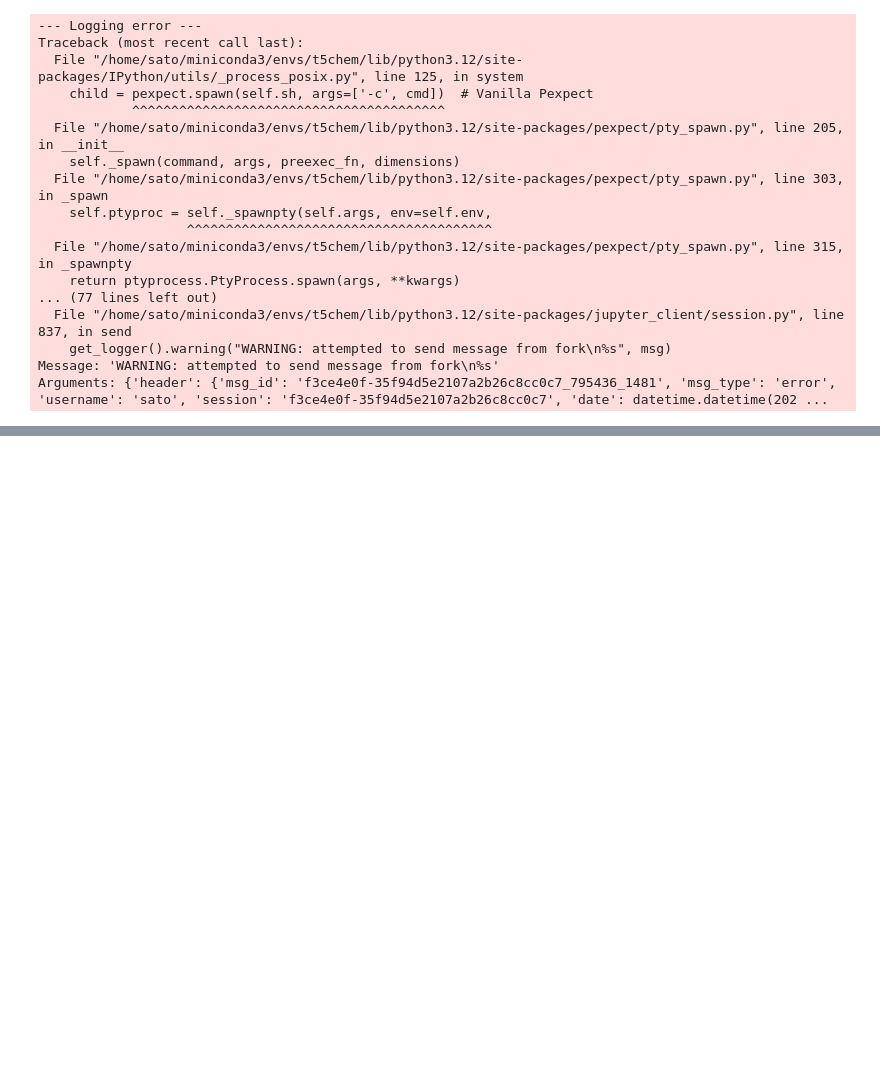
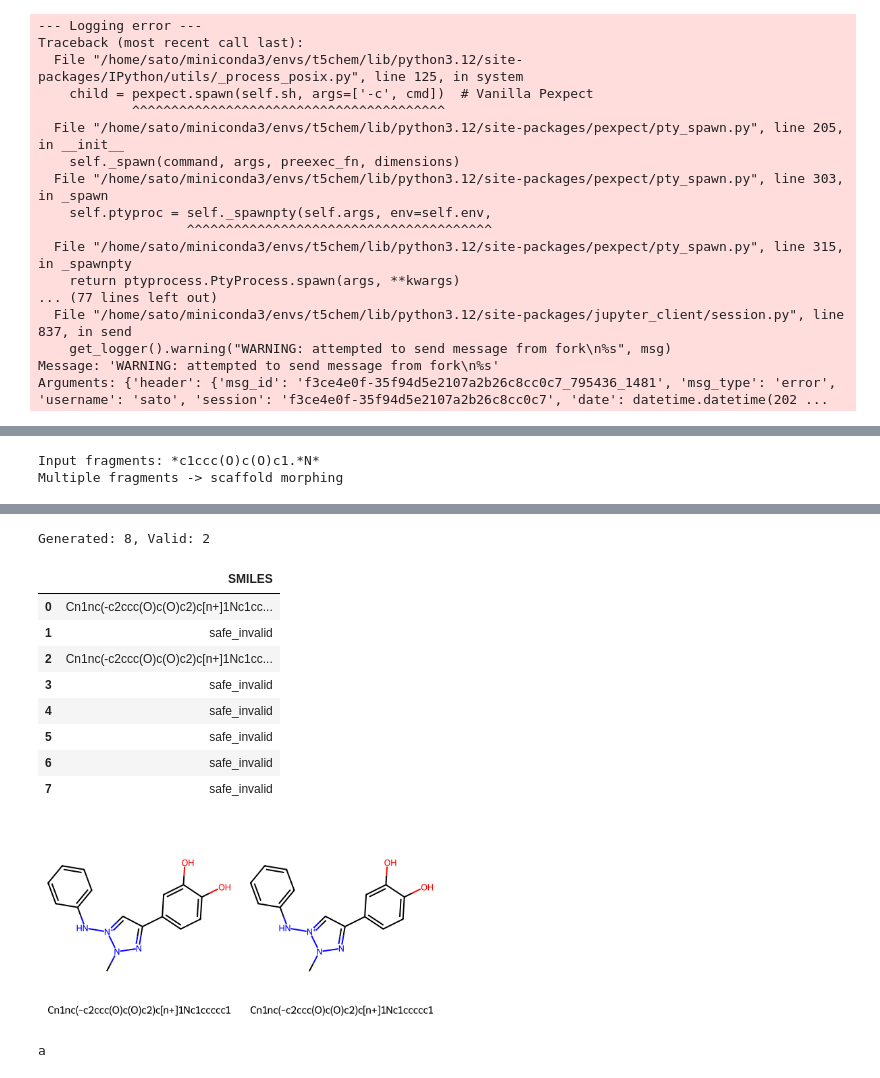
Before and after one commit to sa-akinori/mol_gen_frags, a Jupyter notebook: tutorial.ipynb, the cells around one changed output, grey strips where cells are left out. Saved outputs shown, nothing was run; the diff lists cells and outputs as text; code cells hidden in the pictures; blank space fills up the shorter version.

```diff
--- a/tutorial.ipynb
+++ b/tutorial.ipynb
@@ -279,0 +449,18 @@ with tempfile.TemporaryDirectory() as tmpdir:
+# %%
+# Load model if not already loaded
+if 'safe_generator' not in dir():
+    safe_generator = load_safe_model(SAFE_MODEL_PATH)
+
+RANDOM_SEED = 0
+
+print(f'Input fragments: {custom_frags}')
+smiles = generate_safe(custom_frags, safe_generator, N_SAMPLES, RANDOM_SEED, MAX_LENGTH)
+if smiles:
+    draw_mols(smiles)
+gen_smiles    = [[custom_frags] + smiles]
+gen_smiles_df = pd.DataFrame(gen_smiles, columns=['input'] + [f'top-{k}' for k in range(1, len(smiles)+1)])
+os.makedirs(f'results/safe_gpt/trained/rffmg/{FRAG_METHOD}/custom_frag/', exist_ok=True)
+gen_smiles_df.to_csv(f'results/safe_gpt/trained/rffmg/{FRAG_METHOD}/custom_frag/gen_smiles.csv')
+# %% [output]
+Input fragments: *c1ccc(O)c(O)c1.*N*
+Multiple fragments -> scaffold morphing
@@ -279,0 +475,12 @@ with tempfile.TemporaryDirectory() as tmpdir:
+Generated: 8, Valid: 2
+|  | SMILES |
+| 0 | Cn1nc(-c2ccc(O)c(O)c2)c[n+]1Nc1cc... |
+| 1 | safe_invalid |
+| 2 | Cn1nc(-c2ccc(O)c(O)c2)c[n+]1Nc1cc... |
+| 3 | safe_invalid |
+| 4 | safe_invalid |
+| 5 | safe_invalid |
+| 6 | safe_invalid |
+| 7 | safe_invalid |
+[figure, added]
+a
```
Also changed, not shown: parts of 30 cells of this notebook, 9 other files.
